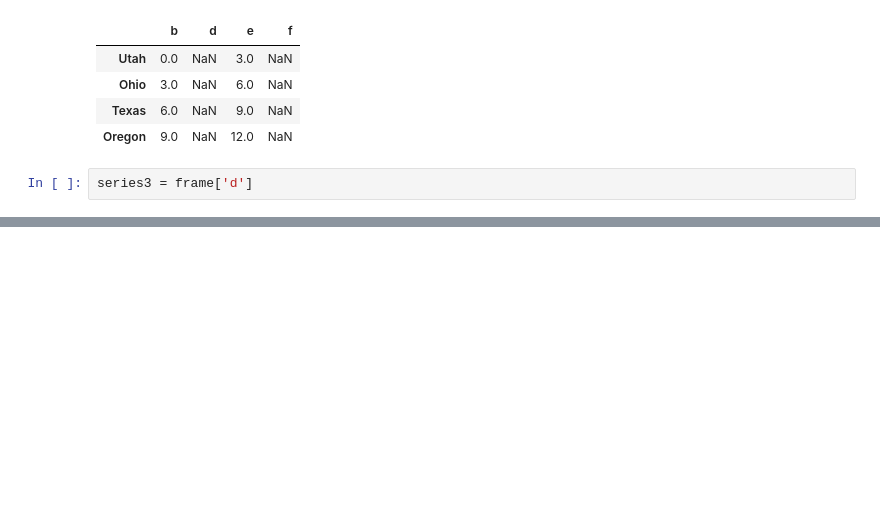
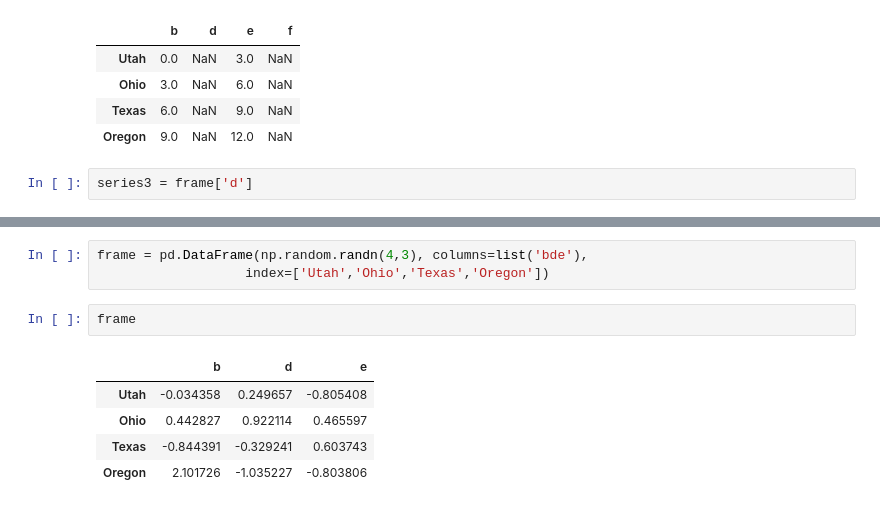
Before and after one commit to AlissaWalker/WesCh5, a Jupyter notebook: Chapter5WorkAlong.ipynb, the cells around one changed output, grey strips where cells are left out. Saved outputs shown, nothing was run; the diff lists cells and outputs as text; blank space fills up the shorter version.

```diff
--- a/Chapter5WorkAlong.ipynb
+++ b/Chapter5WorkAlong.ipynb
@@ -980,0 +1005,11 @@ series3 = frame['d']
+# %%
+frame = pd.DataFrame(np.random.randn(4,3), columns=list('bde'),
+                   index=['Utah','Ohio','Texas','Oregon'])
+# %%
+frame
+# %% [output]
+|  | b | d | e |
+| Utah | -0.034358 | 0.249657 | -0.805408 |
+| Ohio | 0.442827 | 0.922114 | 0.465597 |
+| Texas | -0.844391 | -0.329241 | 0.603743 |
+| Oregon | 2.101726 | -1.035227 | -0.803806 |
```
Also changed, not shown: parts of 12 cells of this notebook.
